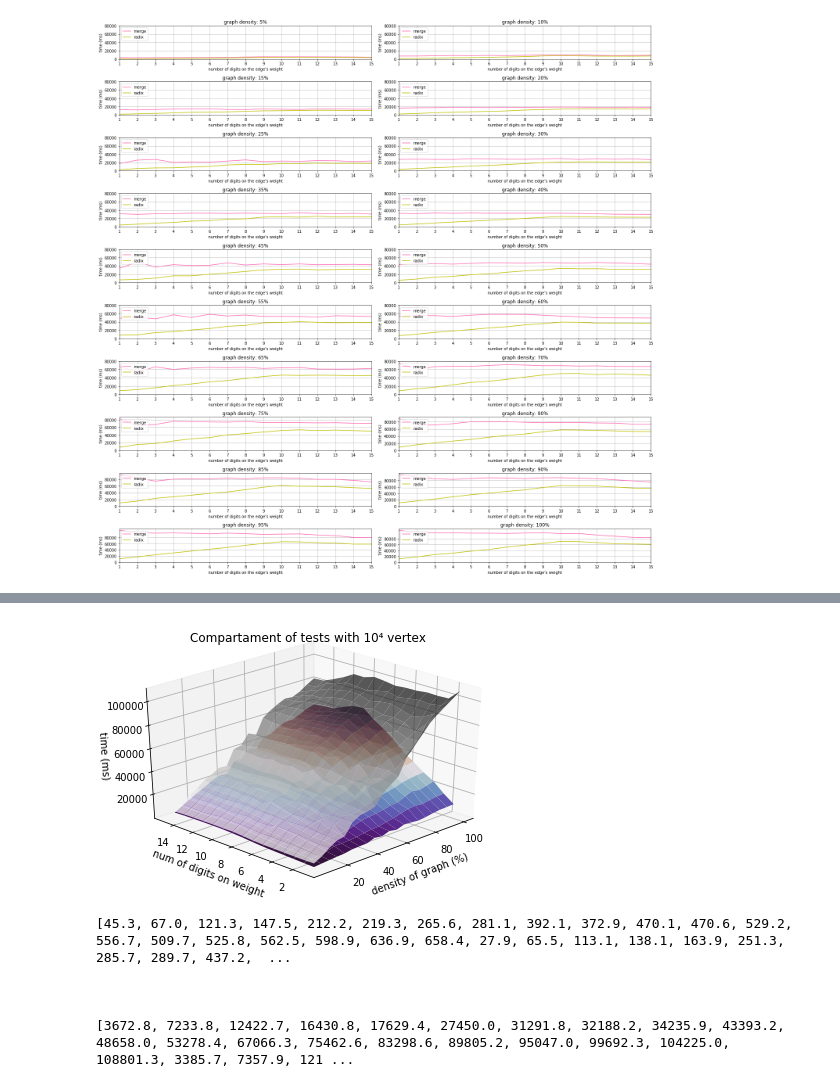
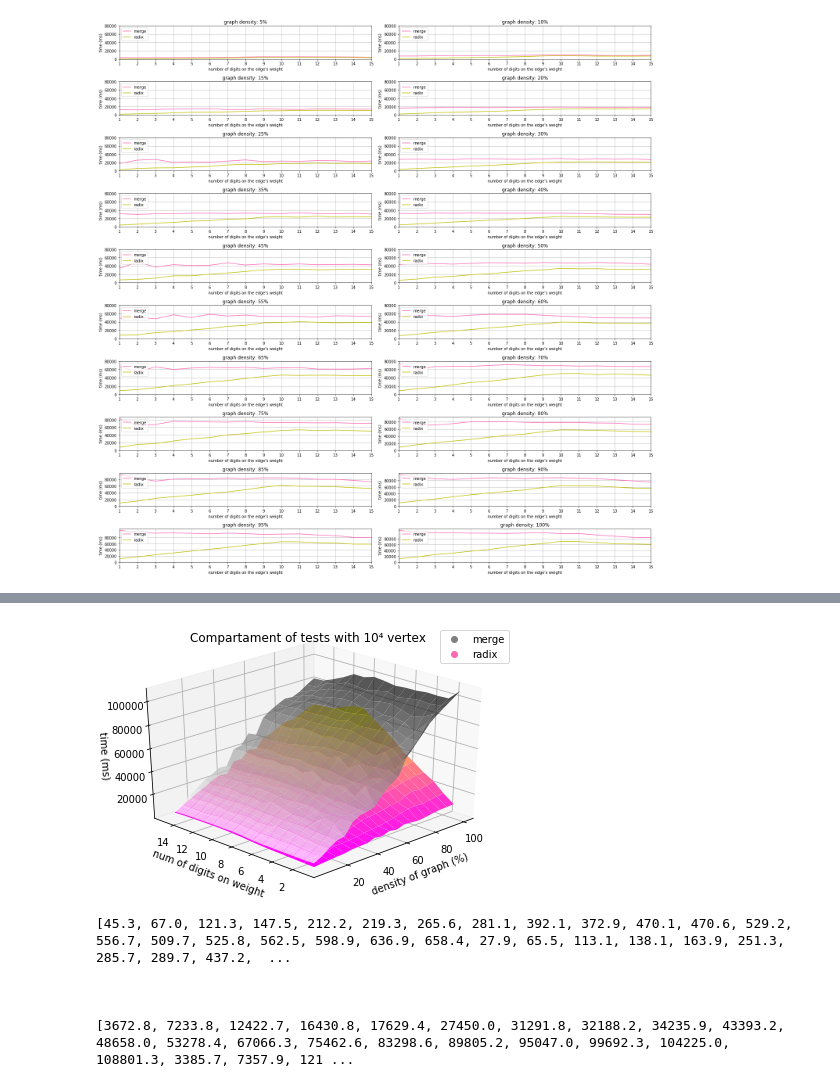
Before and after one commit to tannus/kruskal_radix, a Jupyter notebook: results/final_results/graphic_plots.ipynb, the cells around one changed output, grey strips where cells are left out. Saved outputs shown, nothing was run; the diff lists cells and outputs as text; code cells hidden in the pictures.

```diff
--- a/results/final_results/graphic_plots.ipynb
+++ b/results/final_results/graphic_plots.ipynb
@@ -226,30 +232,33 @@ plt.show()
 # %%
 fig = plt.figure()
 ax = plt.axes(projection="3d")
 
 #X is density, Y is digit_numbers and Z is time
 x = np.arange(5,105,5)
 y = np.arange(1,16,1)
 
 X, Y = np.meshgrid(x, y)
 zs1 = np.array(den_m4)
 zs2 = np.array(den_r4)
 Z1 = zs1.reshape(Y.shape)
 Z2 = zs2.reshape(Y.shape)
 
 ax.set_xlabel('density of graph (%)')
 ax.set_ylabel('num of digits on weight')
 ax.set_zlabel('time (ms)')
-ax.plot_surface(X, Y, Z2, rstride=1, cstride=1,cmap='twilight_shifted', edgecolor='none',alpha=1,label='radix')
+ax.plot_surface(X, Y, Z2, rstride=1, cstride=1,cmap='spring', edgecolor='none',alpha=1,label='radix')
 ax.plot_surface(X, Y, Z1, rstride=1, cstride=1,cmap='binary', edgecolor='none',alpha=0.7,label='merge')
 
 
 ax.view_init(30, 225)
 ax.set_title('Compartament of tests with 10⁴ vertex');
+fake2Dline = mpl.lines.Line2D([0],[0], linestyle="none", c='grey', marker = 'o')
+fake2D2 = mpl.lines.Line2D([0],[0], linestyle="none", c='hotpink', marker = 'o')
+ax.legend([fake2Dline,fake2D2], ['merge','radix'], numpoints = 1)
 plt.tight_layout()
 plt.show()
 # %% [output]
-[figure, old version]
+[figure, new version]
 # %%
 #Results for merge varying on density on 10³
 print(den_m3)
```
Also changed, not shown: parts of 2 cells of this notebook.
